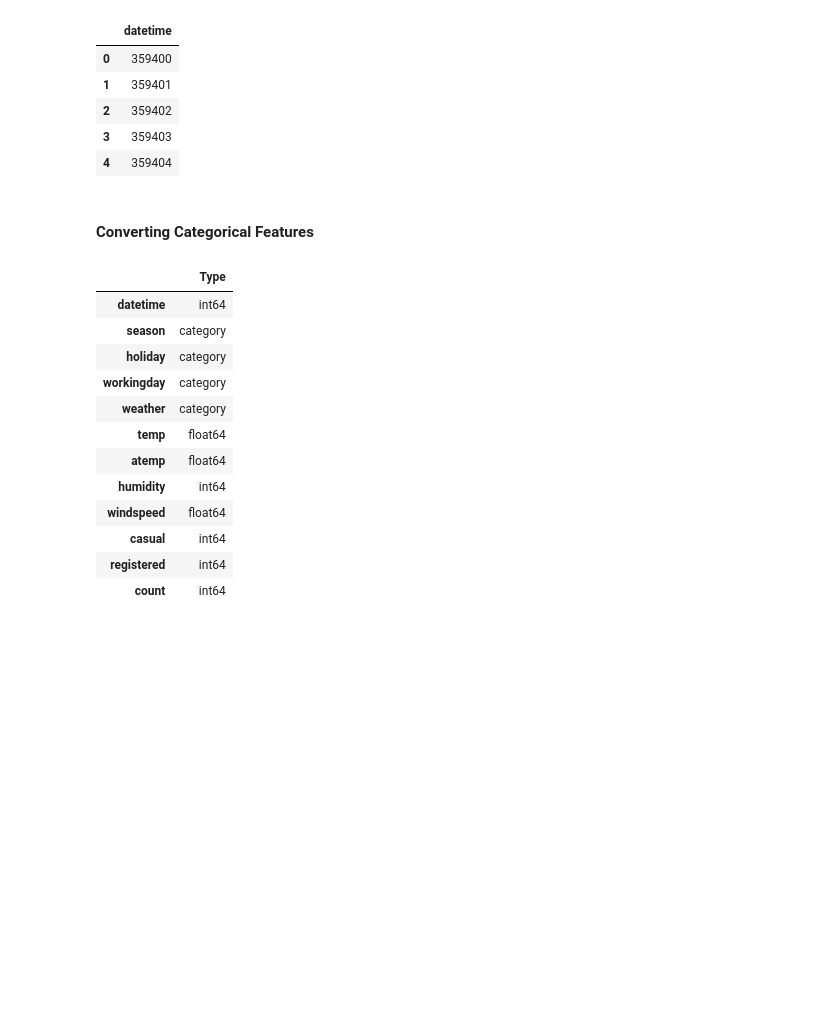
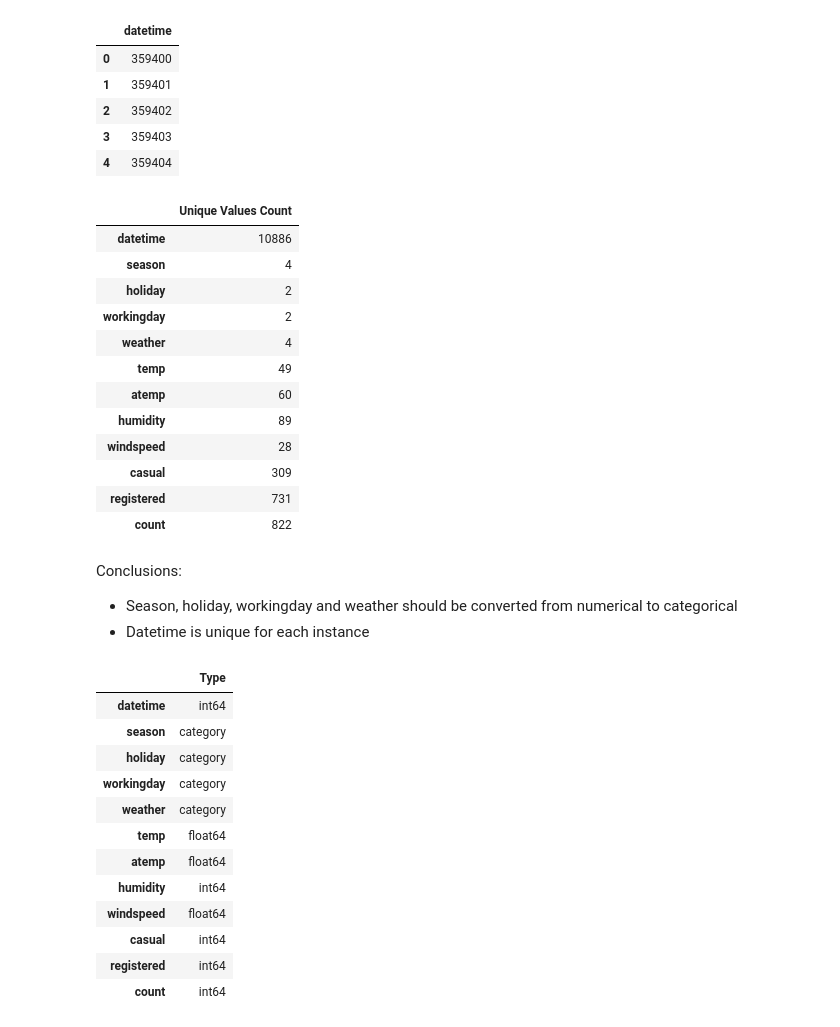
Before and after one commit to jay-watt/bike_sharing, a Jupyter notebook: noteboooks/data_exploration.ipynb, the cells around one changed output. Cells and saved outputs as stored; diff of their text form; code cells hidden in the pictures; blank space fills up the shorter version.

```diff
--- a/noteboooks/data_exploration.ipynb
+++ b/noteboooks/data_exploration.ipynb
@@ -130,8 +117,27 @@ train_data_converted[["datetime"]].head()
 | 2 | 359402 |
 | 3 | 359403 |
 | 4 | 359404 |
-# %% [markdown]
-#### Converting Categorical Features
+# %%
+unique_values = train_data.nunique()
+pd.DataFrame(unique_values, columns=["Unique Values Count"])
+# %% [output]
+|  | Unique Values Count |
+| datetime | 10886 |
+| season | 4 |
+| holiday | 2 |
+| workingday | 2 |
+| weather | 4 |
+| temp | 49 |
+| atemp | 60 |
+| humidity | 89 |
+| windspeed | 28 |
+| casual | 309 |
+| registered | 731 |
+| count | 822 |
+# %% [markdown]
+Conclusions:
+- Season, holiday, workingday and weather should be converted from numerical to categorical
+- Datetime is unique for each instance
 # %%
 from data_processing import perform_categorical_conversion
 
```
Also changed, not shown: parts of 25 cells of this notebook.
